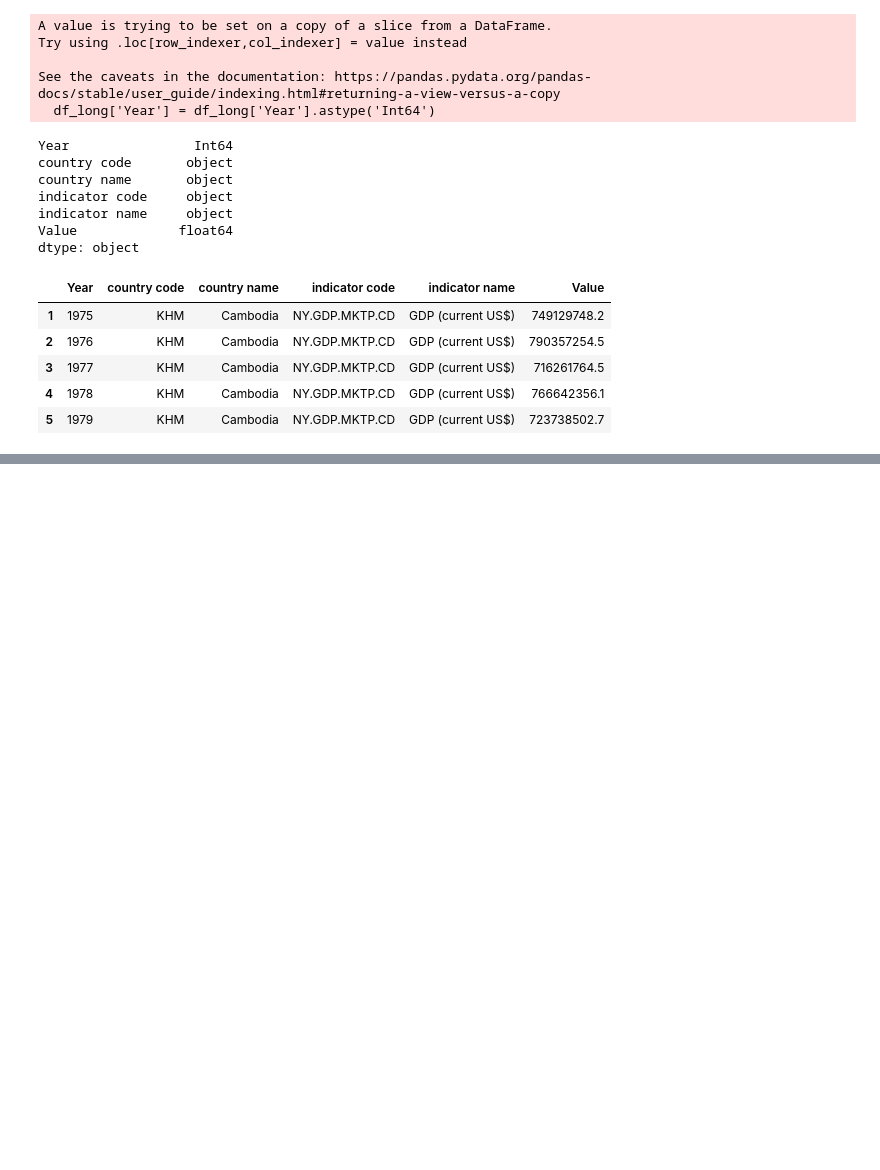
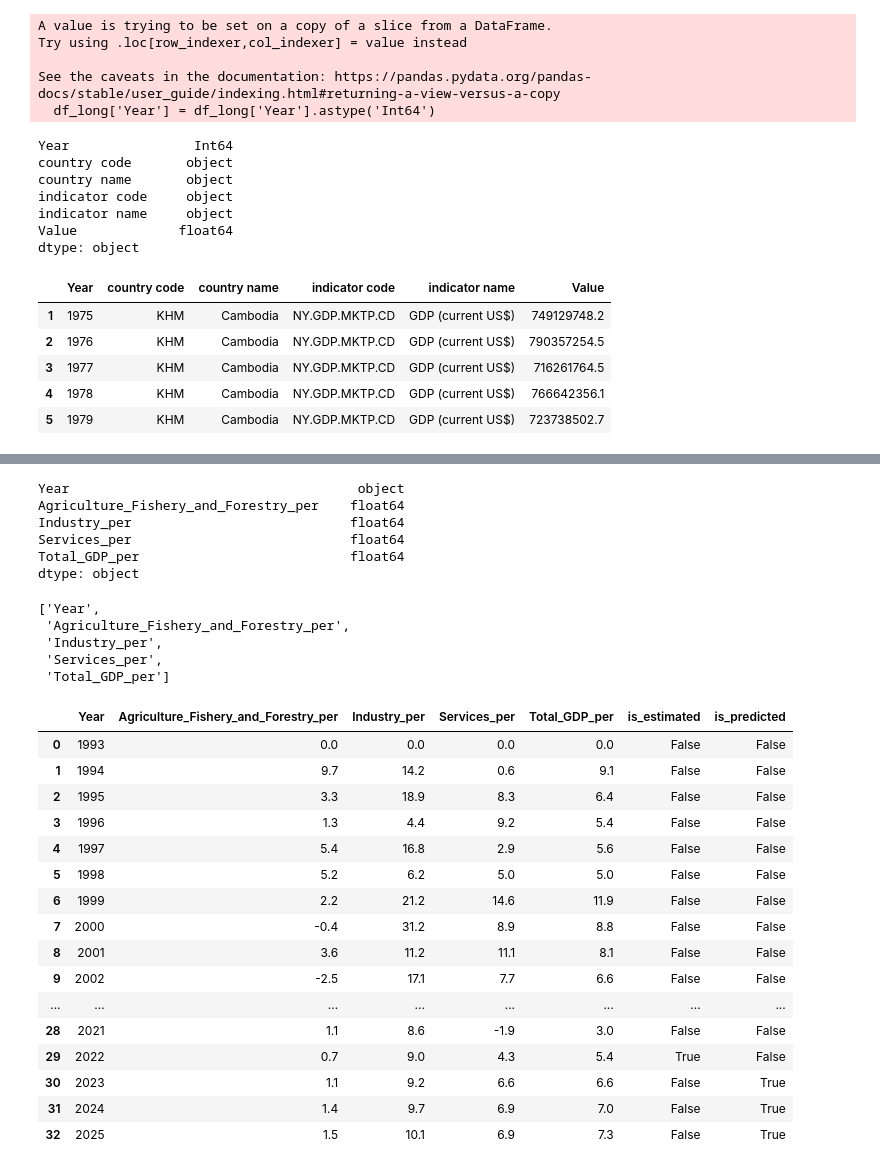
Before and after one commit to KrySenghort/Data-Cleaning-Data-EF, a Jupyter notebook: Code-02.ipynb, the cells around one changed output, grey strips where cells are left out. Cells and saved outputs as stored; diff of their text form; code cells hidden in the pictures; blank space fills up the shorter version.

```diff
--- a/Code-02.ipynb
+++ b/Code-02.ipynb
@@ -822,0 +825,12 @@ df_long.to_csv("14-Cambodia's GDP (current US$) between 1975 to 2023.csv", index
+# %%
+import requests
+
+url = "https://data.mef.gov.kh/api/v1/public-datasets/pd_6793113266a3530001470736/json?page=1&page_size=100"
+response = requests.get(url)
+data02 = response.json()
+
+# Extract the 'items' list
+items = data02['items']
+df = pd.DataFrame(items)
+df = df.drop(columns=['row_number'])
+df
@@ -822,0 +855,10 @@ df_long.to_csv("14-Cambodia's GDP (current US$) between 1975 to 2023.csv", index
+# %%
+df.rename(columns=
+          {
+                'gdp at constant 2000 prices by economic activity (annual % change)' : 'Year',
+                'agriculture fishery and forestry' : 'Agriculture_Fishery_and_Forestry_per',
+                'industry' : 'Industry_per',
+                'services' : 'Services_per',
+                'total gdp' : 'Total_GDP_per',
+            }, inplace=True)
+df
@@ -822,0 +883,57 @@ df_long.to_csv("14-Cambodia's GDP (current US$) between 1975 to 2023.csv", index
+# %%
+df.dtypes
+# %% [output]
+Year                                     object
+Agriculture_Fishery_and_Forestry_per    float64
+Industry_per                            float64
+Services_per                            float64
+Total_GDP_per                           float64
+dtype: object
+# %%
+df.columns.tolist()
+# %% [output]
+['Year',
+ 'Agriculture_Fishery_and_Forestry_per',
+ 'Industry_per',
+ 'Services_per',
+ 'Total_GDP_per']
+# %%
+import pandas as pd
+
+# Step 2: Extract year, is_estimated, is_predicted
+df['is_estimated'] = df['Year'].str.endswith('e')
+df['is_predicted'] = df['Year'].str.endswith('p')
+df['Year'] = df['Year'].str.extract(r'(\d{4})').astype(int)
+
+# Step 3: Final normalized structure
+df = df[
+['Year',
+ 'Agriculture_Fishery_and_Forestry_per',
+ 'Industry_per',
+ 'Services_per',
+ 'Total_GDP_per',
+ 'is_estimated',
+ 'is_predicted']
+]
+
+# Optional: sort for readability
+df_normalized = df.sort_values(['Year'])
+df_normalized
+# %% [output]
+|  | Year | Agriculture_Fishery_and_Forestry_per | Industry_per | Services_per | Total_GDP_per | is_estimated | is_predicted |
+| 0 | 1993 | 0.0 | 0.0 | 0.0 | 0.0 | False | False |
+| 1 | 1994 | 9.7 | 14.2 | 0.6 | 9.1 | False | False |
+| 2 | 1995 | 3.3 | 18.9 | 8.3 | 6.4 | False | False |
+| 3 | 1996 | 1.3 | 4.4 | 9.2 | 5.4 | False | False |
+| 4 | 1997 | 5.4 | 16.8 | 2.9 | 5.6 | False | False |
+| 5 | 1998 | 5.2 | 6.2 | 5.0 | 5.0 | False | False |
+| 6 | 1999 | 2.2 | 21.2 | 14.6 | 11.9 | False | False |
+| 7 | 2000 | -0.4 | 31.2 | 8.9 | 8.8 | False | False |
+| 8 | 2001 | 3.6 | 11.2 | 11.1 | 8.1 | False | False |
+| 9 | 2002 | -2.5 | 17.1 | 7.7 | 6.6 | False | False |
+| ... | ... | ... | ... | ... | ... | ... | ... |
+| 28 | 2021 | 1.1 | 8.6 | -1.9 | 3.0 | False | False |
+| 29 | 2022 | 0.7 | 9.0 | 4.3 | 5.4 | True | False |
+| 30 | 2023 | 1.1 | 9.2 | 6.6 | 6.6 | False | True |
+| 31 | 2024 | 1.4 | 9.7 | 6.9 | 7.0 | False | True |
+| 32 | 2025 | 1.5 | 10.1 | 6.9 | 7.3 | False | True |
```
Also changed, not shown: parts of 12 cells of this notebook, 2 other files.
